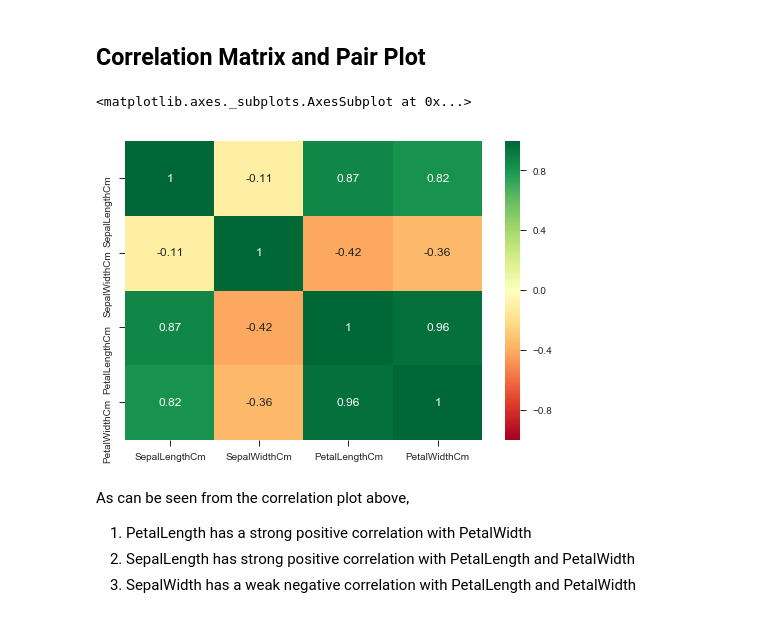
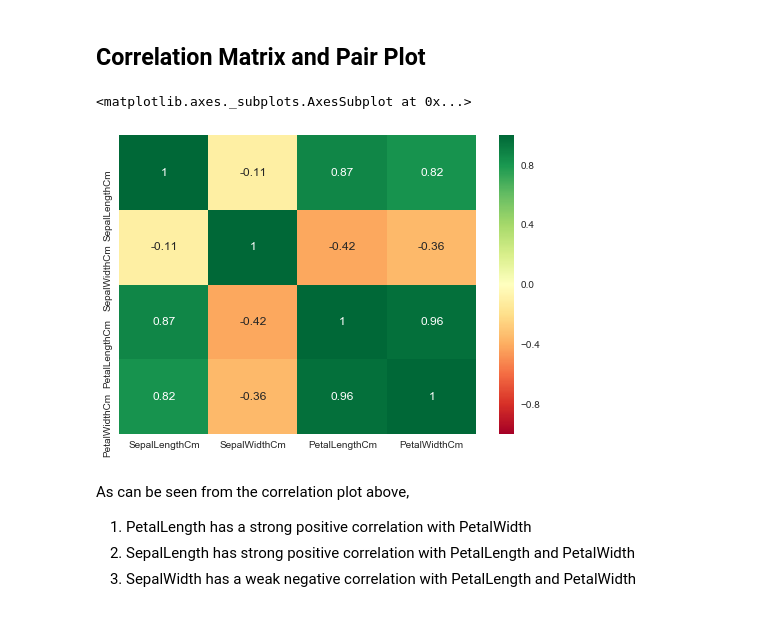
Before and after one commit to varsha-shewale/ActualSubmittedFiles, a Jupyter notebook: EDA_Iris/Iris.ipynb, the cells around one changed output. Cells and saved outputs as stored; diff of their text form; code cells hidden in the pictures.

```diff
--- a/EDA_Iris/Iris.ipynb
+++ b/EDA_Iris/Iris.ipynb
@@ -99,11 +102,13 @@ df_iris_sub = df_iris[['SepalLengthCm','SepalWidthCm','PetalLengthCm','PetalWidt
 # %%
 corr = df_iris_sub.corr()
 # %%
+
+sns.set()
 sns.heatmap(corr, cmap='RdYlGn',annot=True)
 #cmap='RdYlGn_r: r here reverses color scheme
 # %% [output]
 <matplotlib.axes._subplots.AxesSubplot at 0x...>
-[figure, old version]
+[figure, new version]
 # %% [markdown]
 As can be seen from the correlation plot above,
 1. PetalLength has a strong positive correlation with PetalWidth
```
Also changed, not shown: parts of 5 cells of this notebook, 1 other file.
